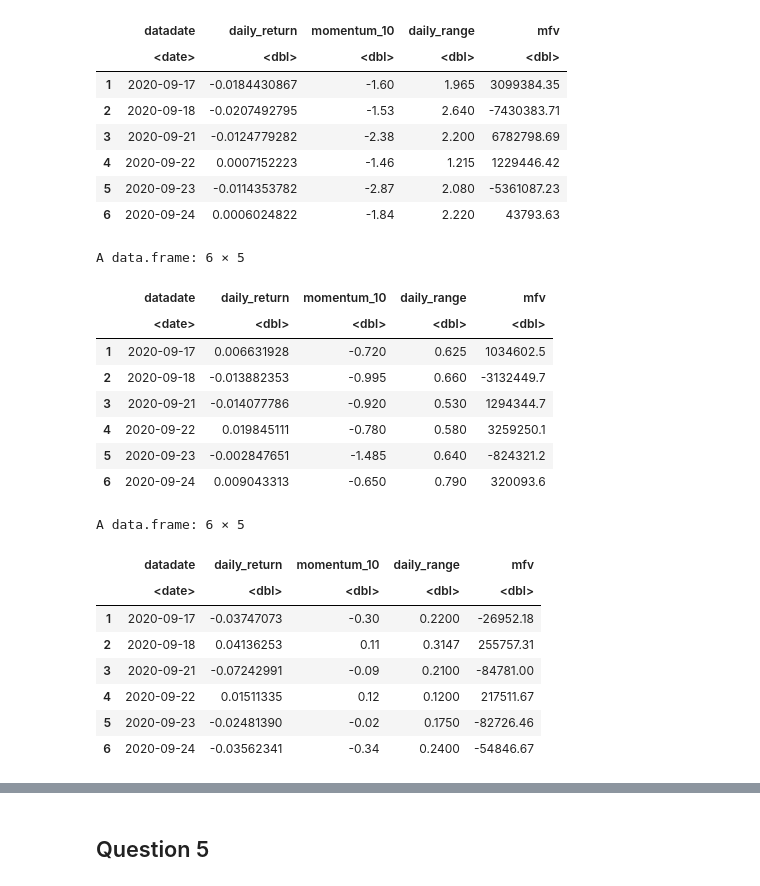
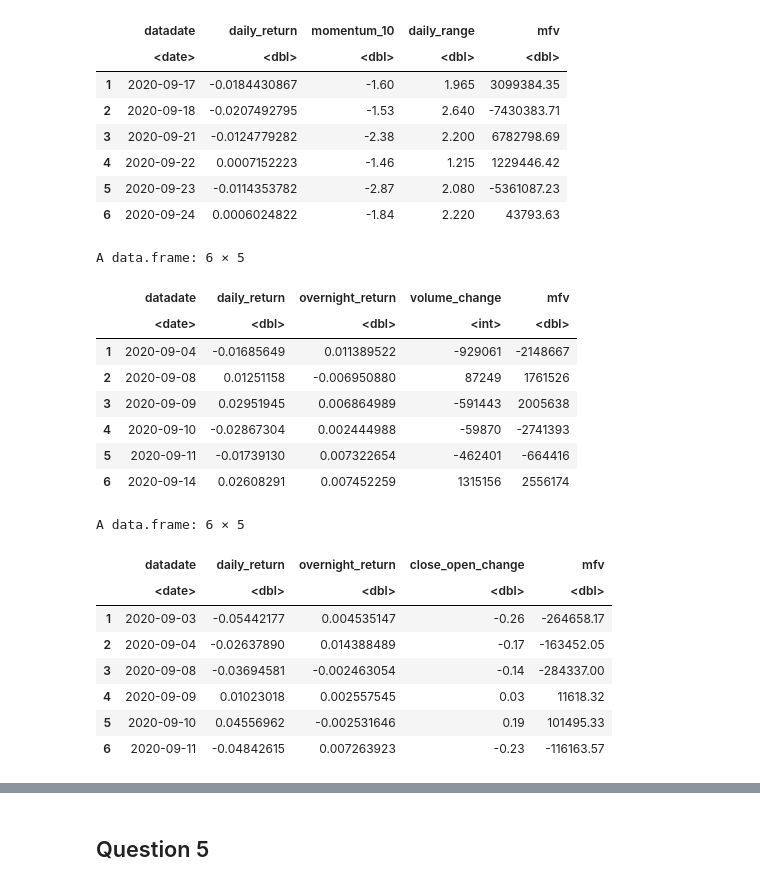
Before and after one commit to simonyuu/R_Group-Assignment, a Jupyter notebook: R Assignment 1_Group 11.ipynb, the cells around one changed output, grey strips where cells are left out. Saved outputs shown, nothing was run; the diff lists cells and outputs as text; code cells hidden in the pictures.

```diff
--- a/R Assignment 1_Group 11.ipynb
+++ b/R Assignment 1_Group 11.ipynb
@@ -57,18 +57,18 @@ cmg_data <- filter(cmg_data, !is.na(daily_return))
 # %% [markdown]
 ## Question 2
 # %%
-#1. Add a new column named momentum_10 for each stock
+#   SBUX
+#1. Add a new column named momentum_10
 #   to store 10-day momentum value
 
 #2. Drop the rows whose momentum_10 values are NA
 sbux_data <- mutate(sbux_data, momentum_10 = prccd - lag(prccd, 10))
 sbux_data <- filter(sbux_data, !is.na(momentum_10))
-
-wen_data <- mutate(wen_data, momentum_10 = prccd - lag(prccd, 10))
-wen_data <- filter(wen_data, !is.na(momentum_10))
-
-pbpb_data <- mutate(pbpb_data, momentum_10 = prccd - lag(prccd, 10))
-pbpb_data <- filter(pbpb_data, !is.na(momentum_10))
-
-cmg_data <- mutate(cmg_data, momentum_10 = prccd - lag(prccd, 10))
-cmg_data <- filter(cmg_data, !is.na(momentum_10))
+# %%
+#   WEN
+#1. Add a new column named overnight_return
+#   to store overnight return value
+
+#2. Drop the rows whose overnight_return values are NA
+wen_data <- mutate(wen_data, overnight_return = (prcod - lag(prccd)) / lag(prccd))
+wen_data <- filter(wen_data, !is.na(overnight_return))
@@ -75,9 +91,16 @@ cmg_data <- filter(cmg_data, !is.na(momentum_10))
 # %% [markdown]
 ## Question 3
 # %%
-# Add a new column named daily_range for each stock
+# SBUX
+# Add a new column named daily_range
 # to store daily range value
 sbux_data <- mutate(sbux_data, daily_range = prchd - prcld)
-wen_data <- mutate(wen_data, daily_range = prchd - prcld)
-pbpb_data <- mutate(pbpb_data, daily_range = prchd - prcld)
-cmg_data <- mutate(cmg_data, daily_range = prchd - prcld)
+# %%
+#   WEN
+#1. Add a new column named volume_change
+#   to store daily volume change value
+
+#2. Drop the rows whose volume_change values are NA
+
+wen_data <- mutate(wen_data, volume_change = (cshtrd - lag(cshtrd)))
+wen_data <- filter(wen_data, !is.na(volume_change))
@@ -120,39 +157,39 @@ A data.frame: 6 × 5
 # %%
 #| tbl-cap: "WEN Data with New Metrics"
 
 # WEN
 wen_data_metrics <- filter(wen_data[ ,
-            c("datadate", "daily_return", "momentum_10", "daily_range", "mfv")])
+            c("datadate", "daily_return", "overnight_return", "volume_change", "mfv")])
 
 head(wen_data_metrics)
 # %% [output]
 A data.frame: 6 × 5
-|  | datadate | daily_return | momentum_10 | daily_range | mfv |
-|  | <date> | <dbl> | <dbl> | <dbl> | <dbl> |
-| 1 | 2020-09-17 | 0.006631928 | -0.720 | 0.625 | 1034602.5 |
-| 2 | 2020-09-18 | -0.013882353 | -0.995 | 0.660 | -3132449.7 |
-| 3 | 2020-09-21 | -0.014077786 | -0.920 | 0.530 | 1294344.7 |
-| 4 | 2020-09-22 | 0.019845111 | -0.780 | 0.580 | 3259250.1 |
-| 5 | 2020-09-23 | -0.002847651 | -1.485 | 0.640 | -824321.2 |
-| 6 | 2020-09-24 | 0.009043313 | -0.650 | 0.790 | 320093.6 |
+|  | datadate | daily_return | overnight_return | volume_change | mfv |
+|  | <date> | <dbl> | <dbl> | <int> | <dbl> |
+| 1 | 2020-09-04 | -0.01685649 | 0.011389522 | -929061 | -2148667 |
+| 2 | 2020-09-08 | 0.01251158 | -0.006950880 | 87249 | 1761526 |
+| 3 | 2020-09-09 | 0.02951945 | 0.006864989 | -591443 | 2005638 |
+| 4 | 2020-09-10 | -0.02867304 | 0.002444988 | -59870 | -2741393 |
+| 5 | 2020-09-11 | -0.01739130 | 0.007322654 | -462401 | -664416 |
+| 6 | 2020-09-14 | 0.02608291 | 0.007452259 | 1315156 | 2556174 |
 # %%
 #| tbl-cap: "PBPB Data with New Metrics"
 
 # PBPB
 pbpb_data_metrics <- filter(pbpb_data[ ,
-            c("datadate", "daily_return", "momentum_10", "daily_range", "mfv")])
+            c("datadate", "daily_return", "overnight_return", "close_open_change", "mfv")])
 
 head(pbpb_data_metrics)
 # %% [output]
 A data.frame: 6 × 5
-|  | datadate | daily_return | momentum_10 | daily_range | mfv |
+|  | datadate | daily_return | overnight_return | close_open_change | mfv |
 |  | <date> | <dbl> | <dbl> | <dbl> | <dbl> |
-| 1 | 2020-09-17 | -0.03747073 | -0.30 | 0.2200 | -26952.18 |
-| 2 | 2020-09-18 | 0.04136253 | 0.11 | 0.3147 | 255757.31 |
-| 3 | 2020-09-21 | -0.07242991 | -0.09 | 0.2100 | -84781.00 |
-| 4 | 2020-09-22 | 0.01511335 | 0.12 | 0.1200 | 217511.67 |
-| 5 | 2020-09-23 | -0.02481390 | -0.02 | 0.1750 | -82726.46 |
-| 6 | 2020-09-24 | -0.03562341 | -0.34 | 0.2400 | -54846.67 |
+| 1 | 2020-09-03 | -0.05442177 | 0.004535147 | -0.26 | -264658.17 |
+| 2 | 2020-09-04 | -0.02637890 | 0.014388489 | -0.17 | -163452.05 |
+| 3 | 2020-09-08 | -0.03694581 | -0.002463054 | -0.14 | -284337.00 |
+| 4 | 2020-09-09 | 0.01023018 | 0.002557545 | 0.03 | 11618.32 |
+| 5 | 2020-09-10 | 0.04556962 | -0.002531646 | 0.19 | 101495.33 |
+| 6 | 2020-09-11 | -0.04842615 | 0.007263923 | -0.23 | -116163.57 |
 # %%
 #| tbl-cap: "CMG Data with New Metrics"
 
```
Also changed, not shown: parts of 8 cells of this notebook.
